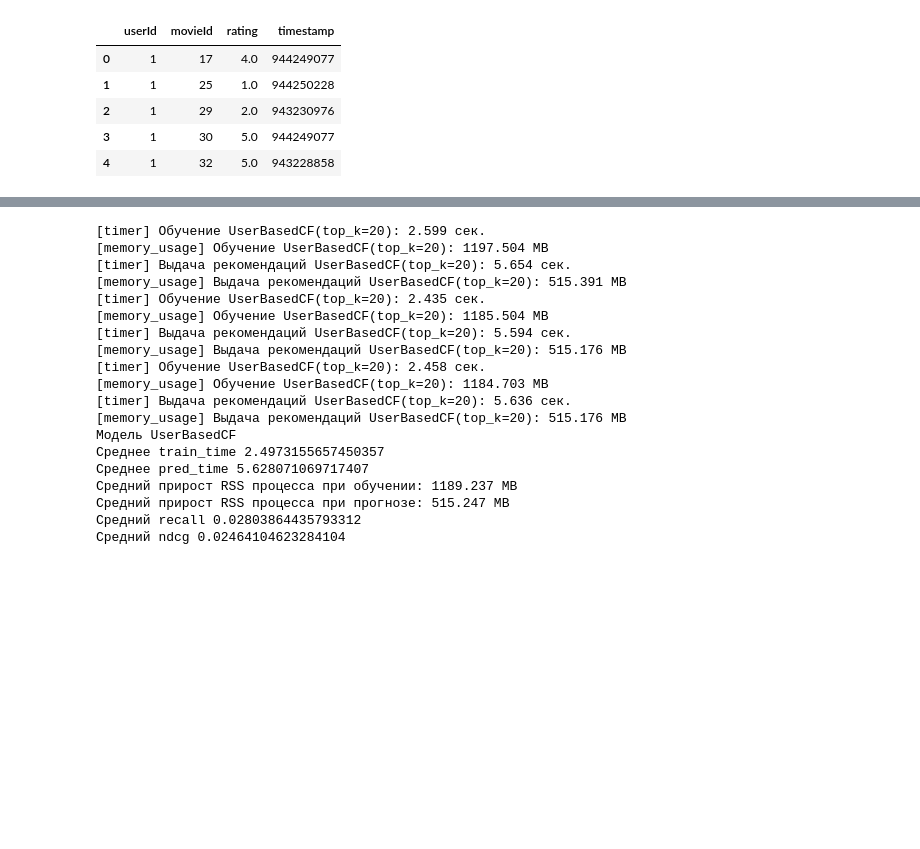
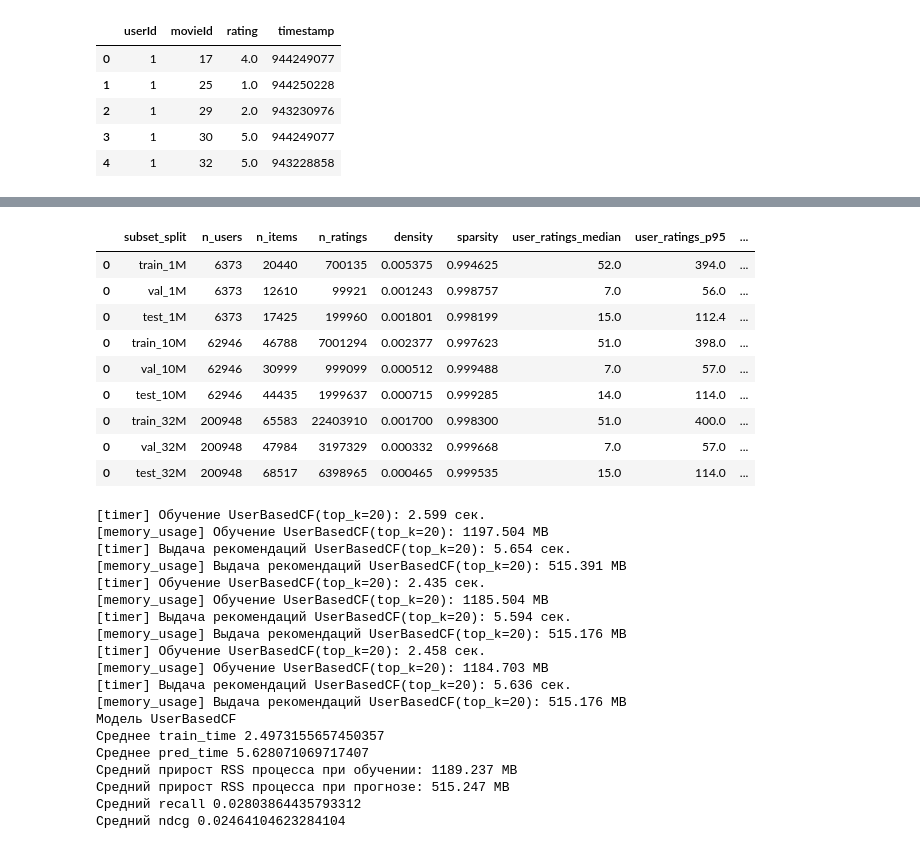
Before and after one commit to AlexanderSh11/recsys-benchmark, a Jupyter notebook: benchmarks/run_benchmark.ipynb, the cells around one changed output, grey strips where cells are left out. Saved outputs shown, nothing was run; the diff lists cells and outputs as text; code cells hidden in the pictures; blank space fills up the shorter version.

```diff
--- a/benchmarks/run_benchmark.ipynb
+++ b/benchmarks/run_benchmark.ipynb
@@ -118,3 +114,31 @@ test.describe()
+# %%
+stats = pd.concat(
+    {
+        "train_1M": dataframe_stats(df=load_dataset(DATA_TRAIN_1M_PATH)),
+        "val_1M":  dataframe_stats(df=load_dataset(DATA_VAL_1M_PATH)),
+        "test_1M":  dataframe_stats(df=load_dataset(DATA_TEST_1M_PATH)),
+        "train_10M": dataframe_stats(df=load_dataset(DATA_TRAIN_10M_PATH)),
+        "val_10M":  dataframe_stats(df=load_dataset(DATA_VAL_10M_PATH)),
+        "test_10M":  dataframe_stats(df=load_dataset(DATA_TEST_10M_PATH)),
+        "train_32M": dataframe_stats(df=load_dataset(DATA_TRAIN_32M_PATH)),
+        "val_32M":  dataframe_stats(df=load_dataset(DATA_VAL_32M_PATH)),
+        "test_32M":  dataframe_stats(df=load_dataset(DATA_TEST_32M_PATH)),
+    },
+    names=["subset_split"],
+).reset_index(level="subset_split")
+
+stats
+# %% [output]
+|  | subset_split | n_users | n_items | n_ratings | density | sparsity | user_ratings_median | user_ratings_p95 | ... |
+| 0 | train_1M | 6373 | 20440 | 700135 | 0.005375 | 0.994625 | 52.0 | 394.0 | ... |
+| 0 | val_1M | 6373 | 12610 | 99921 | 0.001243 | 0.998757 | 7.0 | 56.0 | ... |
+| 0 | test_1M | 6373 | 17425 | 199960 | 0.001801 | 0.998199 | 15.0 | 112.4 | ... |
+| 0 | train_10M | 62946 | 46788 | 7001294 | 0.002377 | 0.997623 | 51.0 | 398.0 | ... |
+| 0 | val_10M | 62946 | 30999 | 999099 | 0.000512 | 0.999488 | 7.0 | 57.0 | ... |
+| 0 | test_10M | 62946 | 44435 | 1999637 | 0.000715 | 0.999285 | 14.0 | 114.0 | ... |
+| 0 | train_32M | 200948 | 65583 | 22403910 | 0.001700 | 0.998300 | 51.0 | 400.0 | ... |
+| 0 | val_32M | 200948 | 47984 | 3197329 | 0.000332 | 0.999668 | 7.0 | 57.0 | ... |
+| 0 | test_32M | 200948 | 68517 | 6398965 | 0.000465 | 0.999535 | 15.0 | 114.0 | ... |
 # %%
 def model_factory():
     return UserBasedCF(top_k=20)
```
Also changed, not shown: parts of 6 cells of this notebook.
